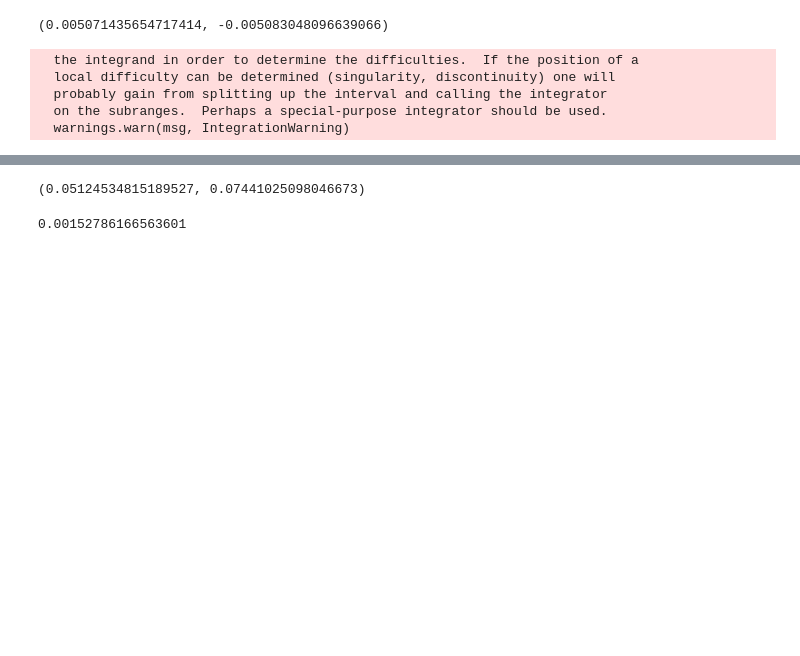
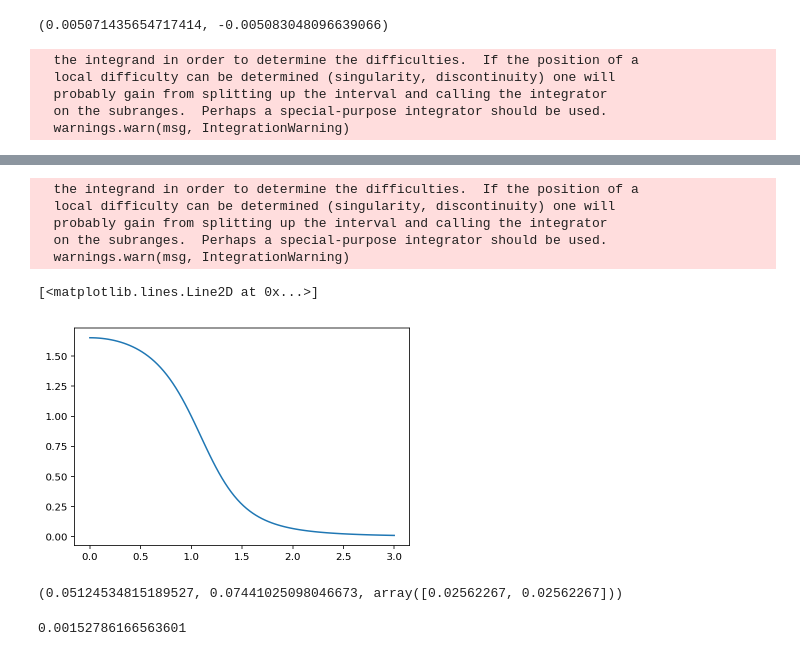
Before and after one commit to Chunde/QuantumFermionicTheory, a Jupyter notebook: quantum-turbulence/bdg-equations-in-1d.ipynb, the cells around one changed output, grey strips where cells are left out. Saved outputs shown, nothing was run; the diff lists cells and outputs as text; code cells hidden in the pictures; blank space fills up the shorter version.

```diff
--- a/quantum-turbulence/bdg-equations-in-1d.ipynb
+++ b/quantum-turbulence/bdg-equations-in-1d.ipynb
@@ -559,7 +582,19 @@ v0, ns, mus = h3.get_BCS_v_n_e(mus_eff=mus_eff, delta=delta, k_c=100)
+# %%
+ks = np.linspace(0,3,100)
+v0, ns, mus = h3.get_BCS_v_n_e(mus_eff=mus_eff, delta=delta, k_c=100)
+plt.plot(ks, [h3._n_p(_k, 0) for _k in ks])
+# %% [output]
+  the integrand in order to determine the difficulties.  If the position of a
+  local difficulty can be determined (singularity, discontinuity) one will
+  probably gain from splitting up the interval and calling the integrator
+  on the subranges.  Perhaps a special-purpose integrator should be used.
+  warnings.warn(msg, IntegrationWarning)
+[<matplotlib.lines.Line2D at 0x...>]
+[figure, added]
 # %%
-sum(ns), n_p
+sum(ns), n_p,ns
 # %% [output]
-(0.05124534815189527, 0.07441025098046673)
+(0.05124534815189527, 0.07441025098046673, array([0.02562267, 0.02562267]))
 # %%
 cutoff_err(500)
 # %% [output]
```
Also changed, not shown: parts of 5 cells of this notebook, 1 other file.
